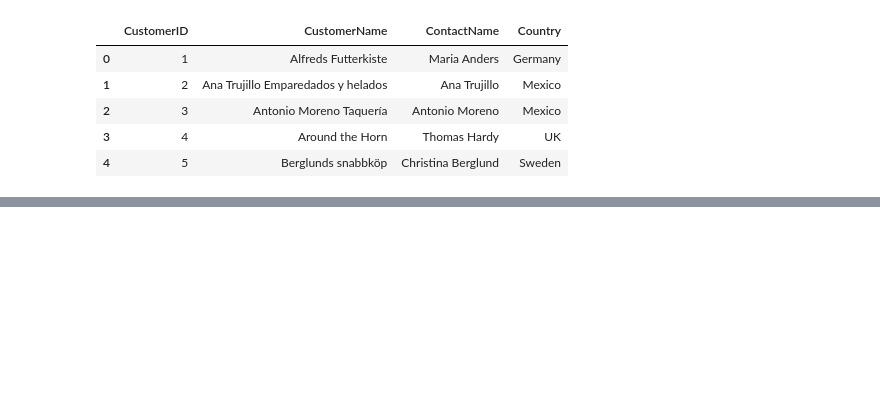
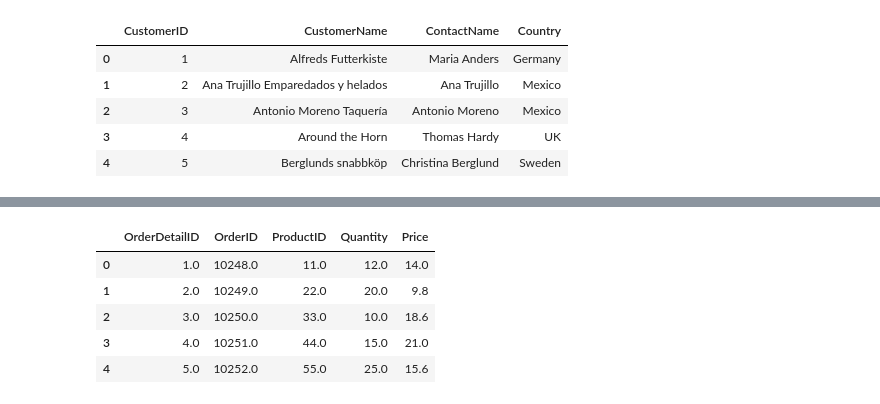
Before and after one commit to mmoshabe/Airtraffic-Control, a Jupyter notebook: deepnote/Airtraffic_Control/Customer behaviors.ipynb, the cells around one changed output, grey strips where cells are left out. Saved outputs shown, nothing was run; the diff lists cells and outputs as text; code cells hidden in the pictures; blank space fills up the shorter version.

```diff
--- a/deepnote/Airtraffic_Control/Customer behaviors.ipynb
+++ b/deepnote/Airtraffic_Control/Customer behaviors.ipynb
@@ -38,0 +62,16 @@ query_1
+# %%
+query_3 = _dntk.execute_sql(
+  'SELECT * \nFROM orderdetails',
+  'SQL_DEEPNOTE_DATAFRAME_SQL',
+  audit_sql_comment='',
+  sql_cache_mode='cache_disabled',
+  return_variable_type='query_preview'
+)
+query_3
+# %% [output]
+|  | OrderDetailID | OrderID | ProductID | Quantity | Price |
+| 0 | 1.0 | 10248.0 | 11.0 | 12.0 | 14.0 |
+| 1 | 2.0 | 10249.0 | 22.0 | 20.0 | 9.8 |
+| 2 | 3.0 | 10250.0 | 33.0 | 10.0 | 18.6 |
+| 3 | 4.0 | 10251.0 | 44.0 | 15.0 | 21.0 |
+| 4 | 5.0 | 10252.0 | 55.0 | 25.0 | 15.6 |
```
Also changed, not shown: parts of 6 cells of this notebook, 1 other file.
